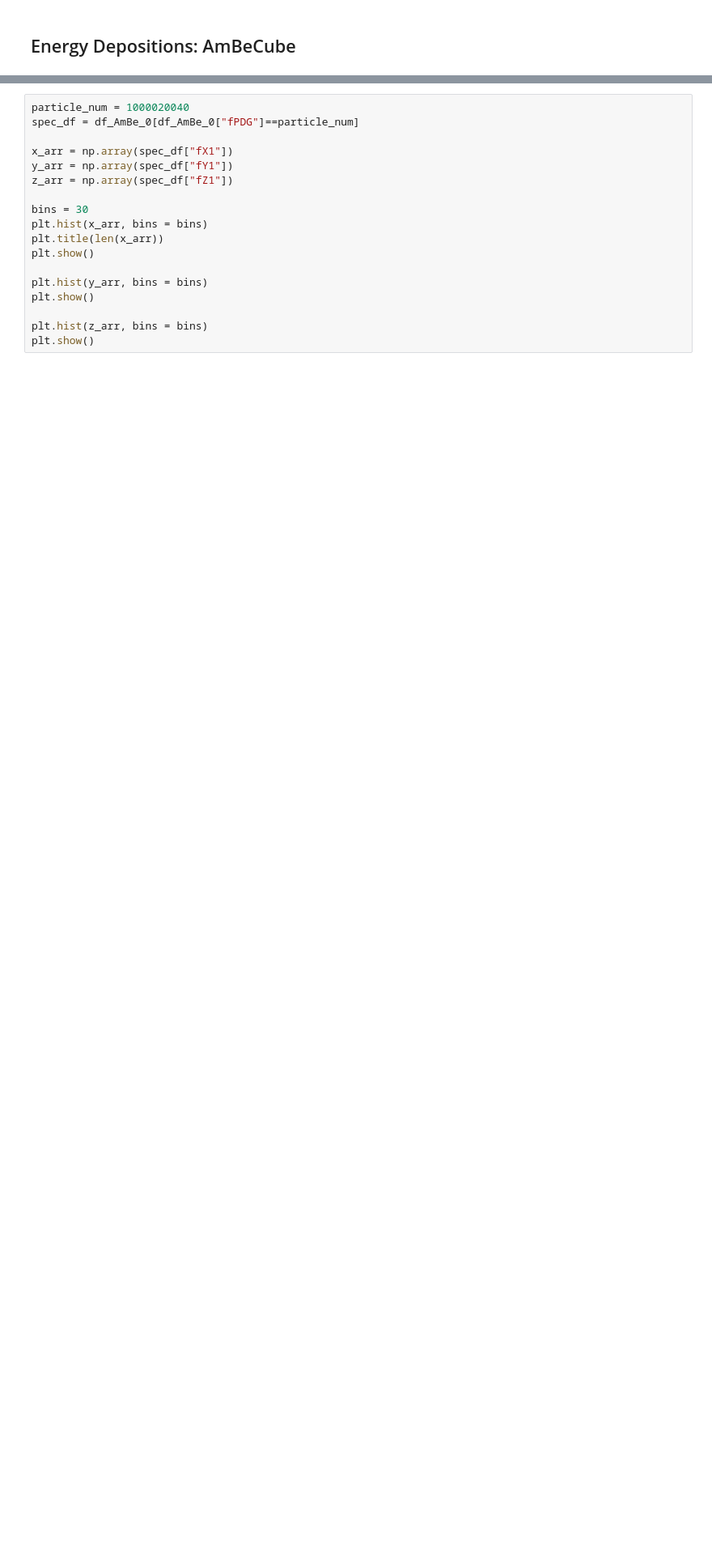
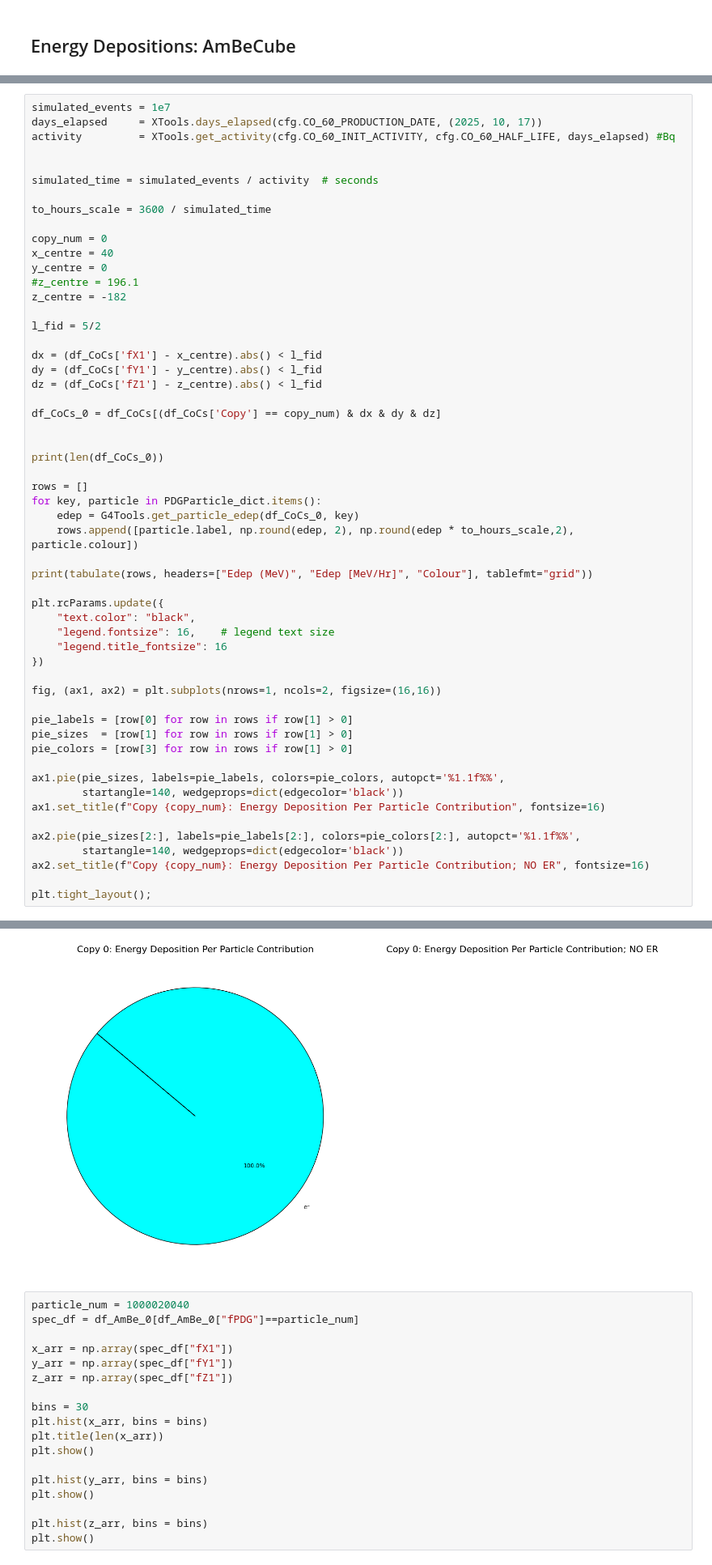
Before and after one commit to nhargy/Phoenix, a Jupyter notebook: Analysis/notebooks/overview.ipynb, the cells around one changed output, grey strips where cells are left out. Shown at 81% size. Cells and saved outputs as stored; diff of their text form; blank space fills up the shorter version.

```diff
--- a/Analysis/notebooks/overview.ipynb
+++ b/Analysis/notebooks/overview.ipynb
@@ -131,0 +138,56 @@ PDGParticle_dict
+# %%
+simulated_events = 1e7
+days_elapsed     = XTools.days_elapsed(cfg.CO_60_PRODUCTION_DATE, (2025, 10, 17))
+activity         = XTools.get_activity(cfg.CO_60_INIT_ACTIVITY, cfg.CO_60_HALF_LIFE, days_elapsed) #Bq
+
+
+simulated_time = simulated_events / activity  # seconds
+
+to_hours_scale = 3600 / simulated_time
+
+copy_num = 0
+x_centre = 40
+y_centre = 0
+#z_centre = 196.1
+z_centre = -182
+
+l_fid = 5/2
+
+dx = (df_CoCs['fX1'] - x_centre).abs() < l_fid
+dy = (df_CoCs['fY1'] - y_centre).abs() < l_fid
+dz = (df_CoCs['fZ1'] - z_centre).abs() < l_fid
+
+df_CoCs_0 = df_CoCs[(df_CoCs['Copy'] == copy_num) & dx & dy & dz]
+
+
+print(len(df_CoCs_0))
+
+rows = []
+for key, particle in PDGParticle_dict.items():
+    edep = G4Tools.get_particle_edep(df_CoCs_0, key)
+    rows.append([particle.label, np.round(edep, 2), np.round(edep * to_hours_scale,2), particle.colour])
+
+print(tabulate(rows, headers=["Edep (MeV)", "Edep [MeV/Hr]", "Colour"], tablefmt="grid"))
+
+plt.rcParams.update({
+    "text.color": "black",
+    "legend.fontsize": 16,    # legend text size
+    "legend.title_fontsize": 16
+})
+
+fig, (ax1, ax2) = plt.subplots(nrows=1, ncols=2, figsize=(16,16))
+
+pie_labels = [row[0] for row in rows if row[1] > 0]
+pie_sizes  = [row[1] for row in rows if row[1] > 0]
+pie_colors = [row[3] for row in rows if row[1] > 0]
+
+ax1.pie(pie_sizes, labels=pie_labels, colors=pie_colors, autopct='%1.1f%%',
+        startangle=140, wedgeprops=dict(edgecolor='black'))
+ax1.set_title(f"Copy {copy_num}: Energy Deposition Per Particle Contribution", fontsize=16)
+
+ax2.pie(pie_sizes[2:], labels=pie_labels[2:], colors=pie_colors[2:], autopct='%1.1f%%',
+        startangle=140, wedgeprops=dict(edgecolor='black'))
+ax2.set_title(f"Copy {copy_num}: Energy Deposition Per Particle Contribution; NO ER", fontsize=16)
+
+plt.tight_layout();
+# %% [output]
@@ -132,3 +211,4 @@ PDGParticle_dict
+[figure, added]
 # %%
 particle_num = 1000020040
 spec_df = df_AmBe_0[df_AmBe_0["fPDG"]==particle_num]
```
Also changed, not shown: parts of 9 cells of this notebook, 11 other files.
